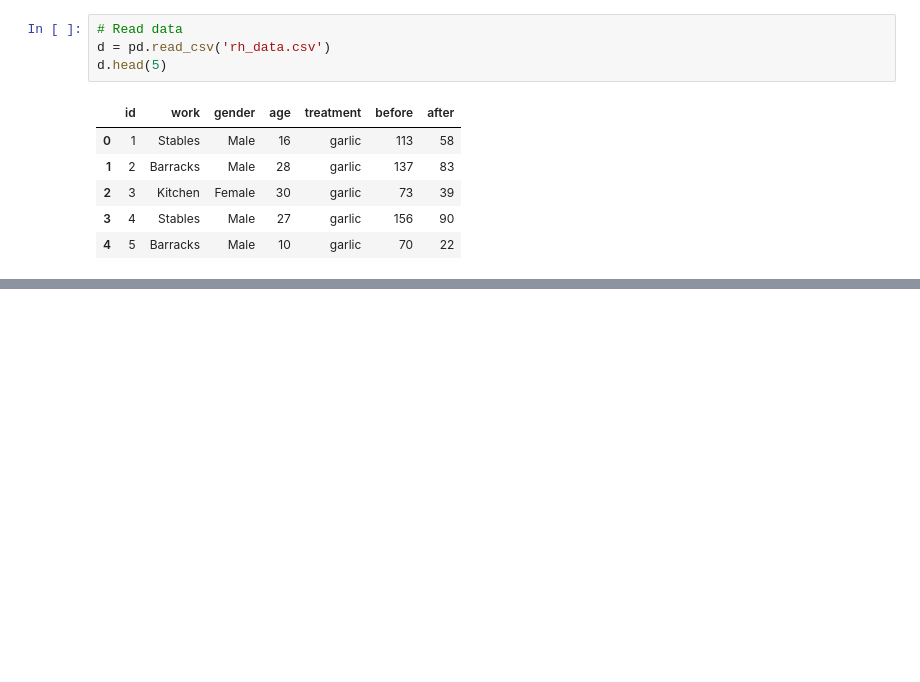
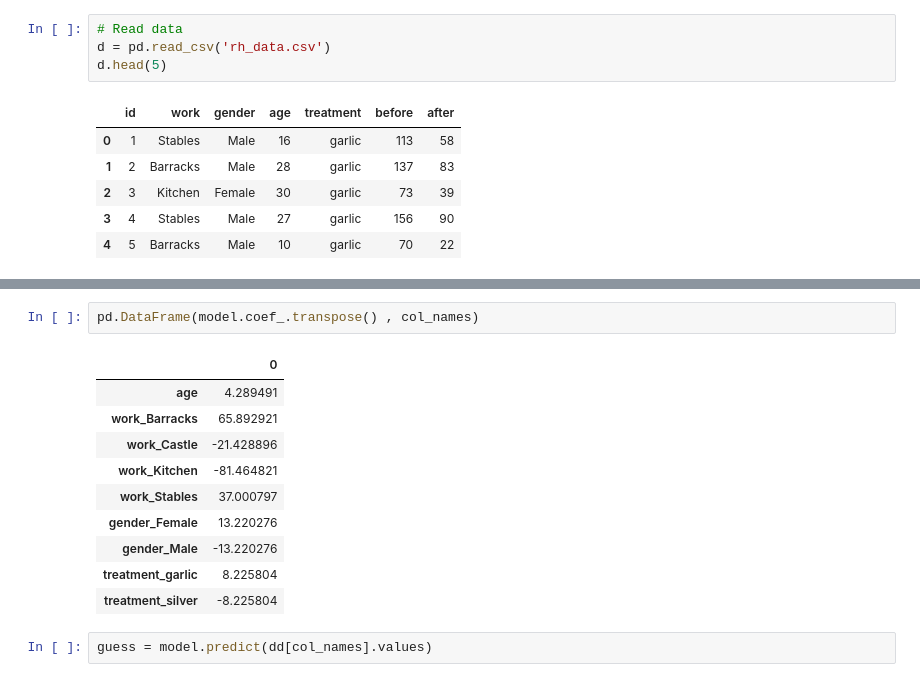
Before and after one commit to khakhalin/Sketches, a Jupyter notebook: sklearn_experiments/basics.ipynb, the cells around one changed output, grey strips where cells are left out. Drawn from its saved outputs; the diff is of its cells as text; blank space fills up the shorter version.

```diff
--- a/sklearn_experiments/basics.ipynb
+++ b/sklearn_experiments/basics.ipynb
@@ -26,0 +51,15 @@ plt.legend(bbox_to_anchor=(1.02,1), loc='upper left'); # First set a box, then p
+# %%
+pd.DataFrame(model.coef_.transpose() , col_names)
+# %% [output]
+|  | 0 |
+| age | 4.289491 |
+| work_Barracks | 65.892921 |
+| work_Castle | -21.428896 |
+| work_Kitchen | -81.464821 |
+| work_Stables | 37.000797 |
+| gender_Female | 13.220276 |
+| gender_Male | -13.220276 |
+| treatment_garlic | 8.225804 |
+| treatment_silver | -8.225804 |
+# %%
+guess = model.predict(dd[col_names].values)
```
Also changed, not shown: parts of 9 cells of this notebook.
